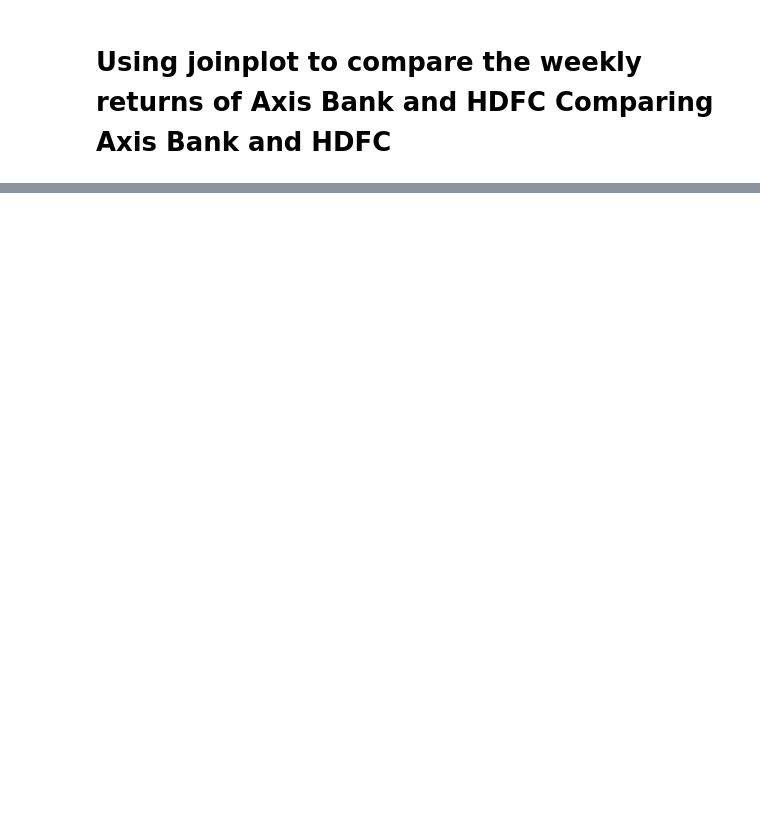
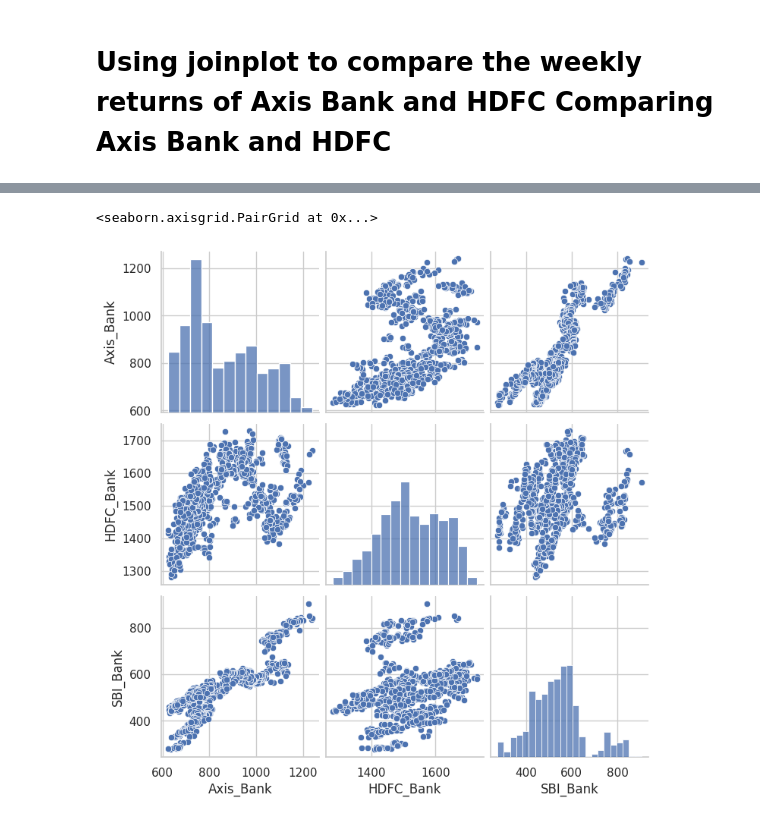
Before and after one commit to Ariyamandebnath/Stock-ipy, a Jupyter notebook: analysis/EDA.ipynb, the cells around one changed output, grey strips where cells are left out. Drawn from its saved outputs; the diff is of its cells as text; code cells hidden in the pictures; blank space fills up the shorter version.

```diff
--- a/analysis/EDA.ipynb
+++ b/analysis/EDA.ipynb
@@ -673,0 +721,5 @@ NameError: name 'bank_rets' is not defined
+# %%
+sns.pairplot(closing_df.dropna())
+# %% [output]
+<seaborn.axisgrid.PairGrid at 0x...>
+[figure, added]
```
Also changed, not shown: parts of 28 cells of this notebook.
